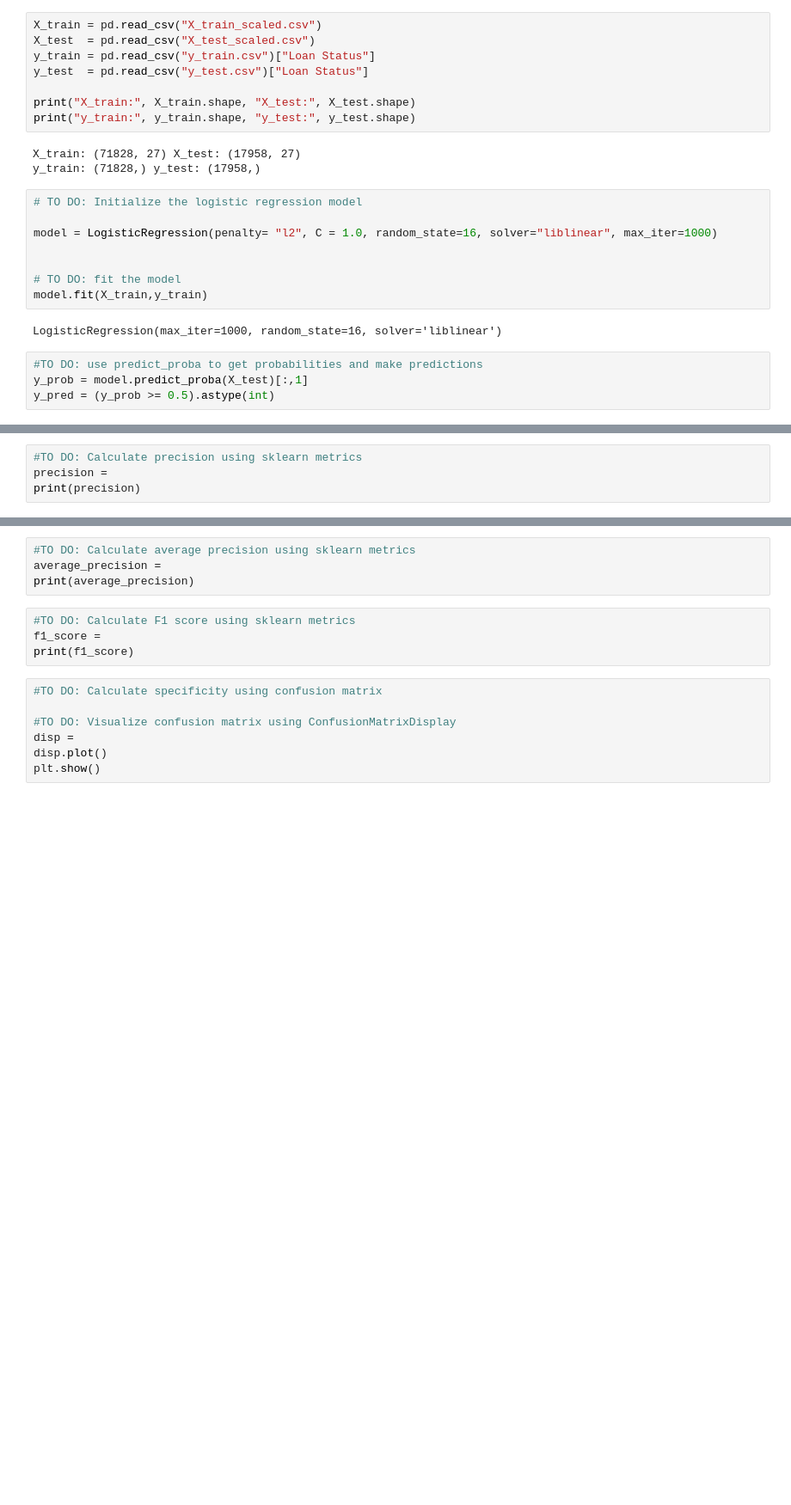
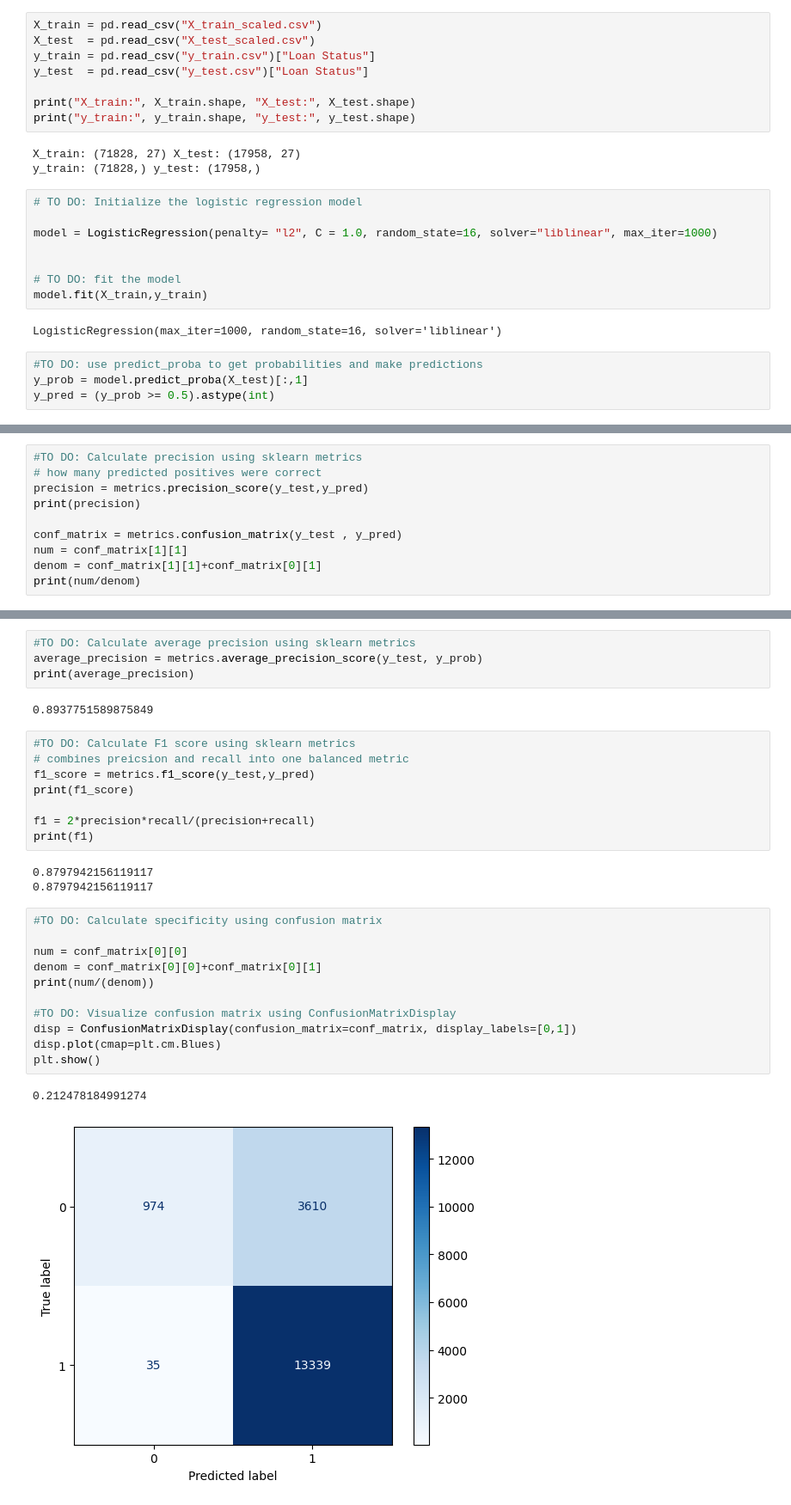
Before and after one commit to dariohoxha/Lone-Risk-Prediction-MDST, a Jupyter notebook: regression_model_TODOs.ipynb, the cells around one changed output, grey strips where cells are left out. Shown at 86% size. Cells and saved outputs as stored; diff of their text form; blank space fills up the shorter version.

```diff
--- a/regression_model_TODOs.ipynb
+++ b/regression_model_TODOs.ipynb
@@ -42,4 +87,10 @@ print(accuracy)
 # %%
 #TO DO: Calculate precision using sklearn metrics
-precision =
+# how many predicted positives were correct
+precision = metrics.precision_score(y_test,y_pred)
 print(precision)
+
+conf_matrix = metrics.confusion_matrix(y_test , y_pred)
+num = conf_matrix[1][1]
+denom = conf_matrix[1][1]+conf_matrix[0][1]
+print(num/denom)
@@ -50,17 +112,33 @@ print(recall)
 # %%
 #TO DO: Calculate average precision using sklearn metrics
-average_precision =
+average_precision = metrics.average_precision_score(y_test, y_prob)
 print(average_precision)
+# %% [output]
+0.8937751589875849
 # %%
 #TO DO: Calculate F1 score using sklearn metrics
-f1_score =
+# combines preicsion and recall into one balanced metric
+f1_score = metrics.f1_score(y_test,y_pred)
 print(f1_score)
+
+f1 = 2*precision*recall/(precision+recall)
+print(f1)
+# %% [output]
+0.8797942156119117
+0.8797942156119117
 # %%
 #TO DO: Calculate specificity using confusion matrix
 
+num = conf_matrix[0][0]
+denom = conf_matrix[0][0]+conf_matrix[0][1]
+print(num/(denom))
+
 #TO DO: Visualize confusion matrix using ConfusionMatrixDisplay
-disp =
-disp.plot()
+disp = ConfusionMatrixDisplay(confusion_matrix=conf_matrix, display_labels=[0,1])
+disp.plot(cmap=plt.cm.Blues)
 plt.show()
+# %% [output]
+0.212478184991274
+[figure, added]
 # %%
 #TO DO: Calculate ROC score
```
Also changed, not shown: parts of 6 cells of this notebook.
